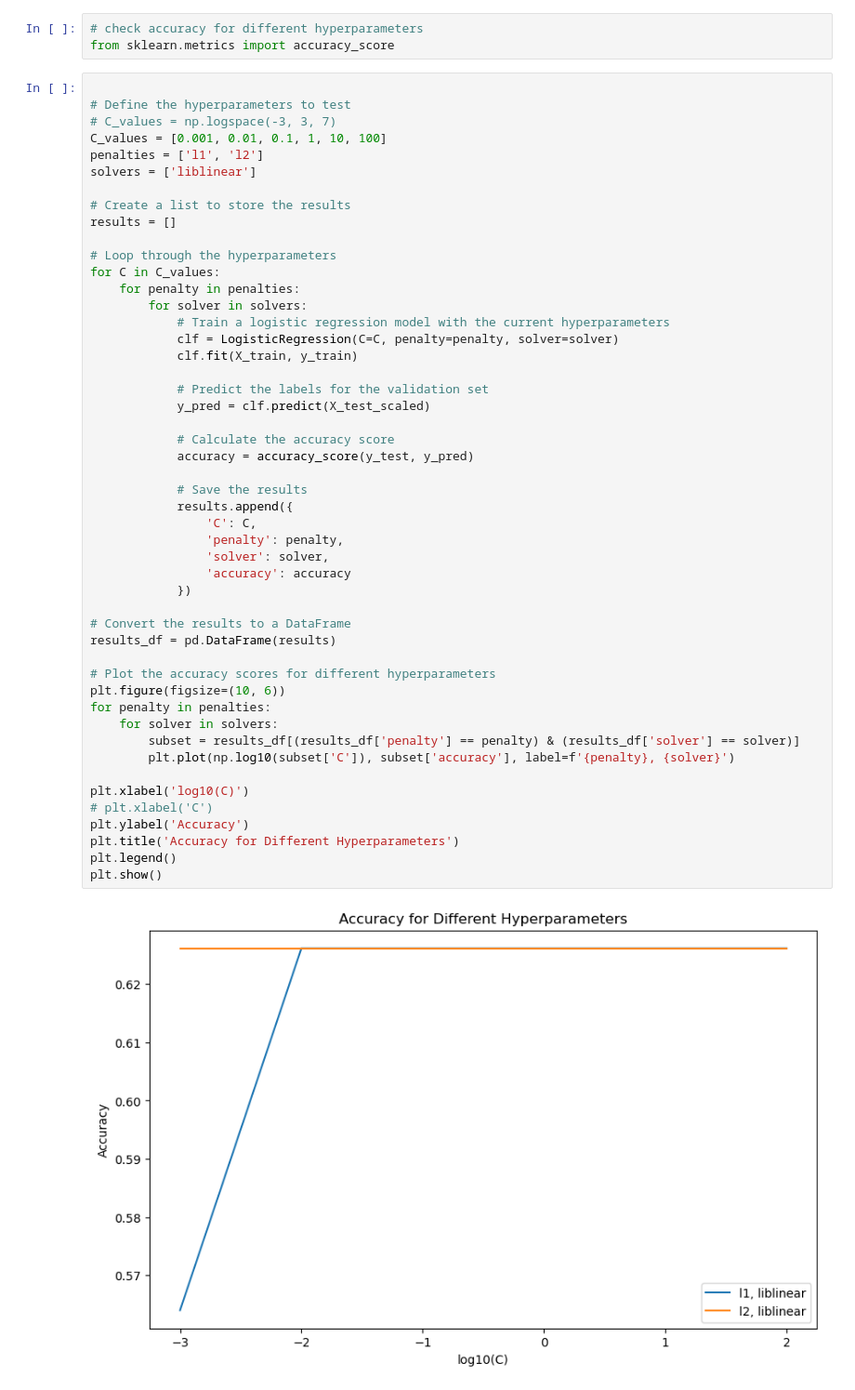
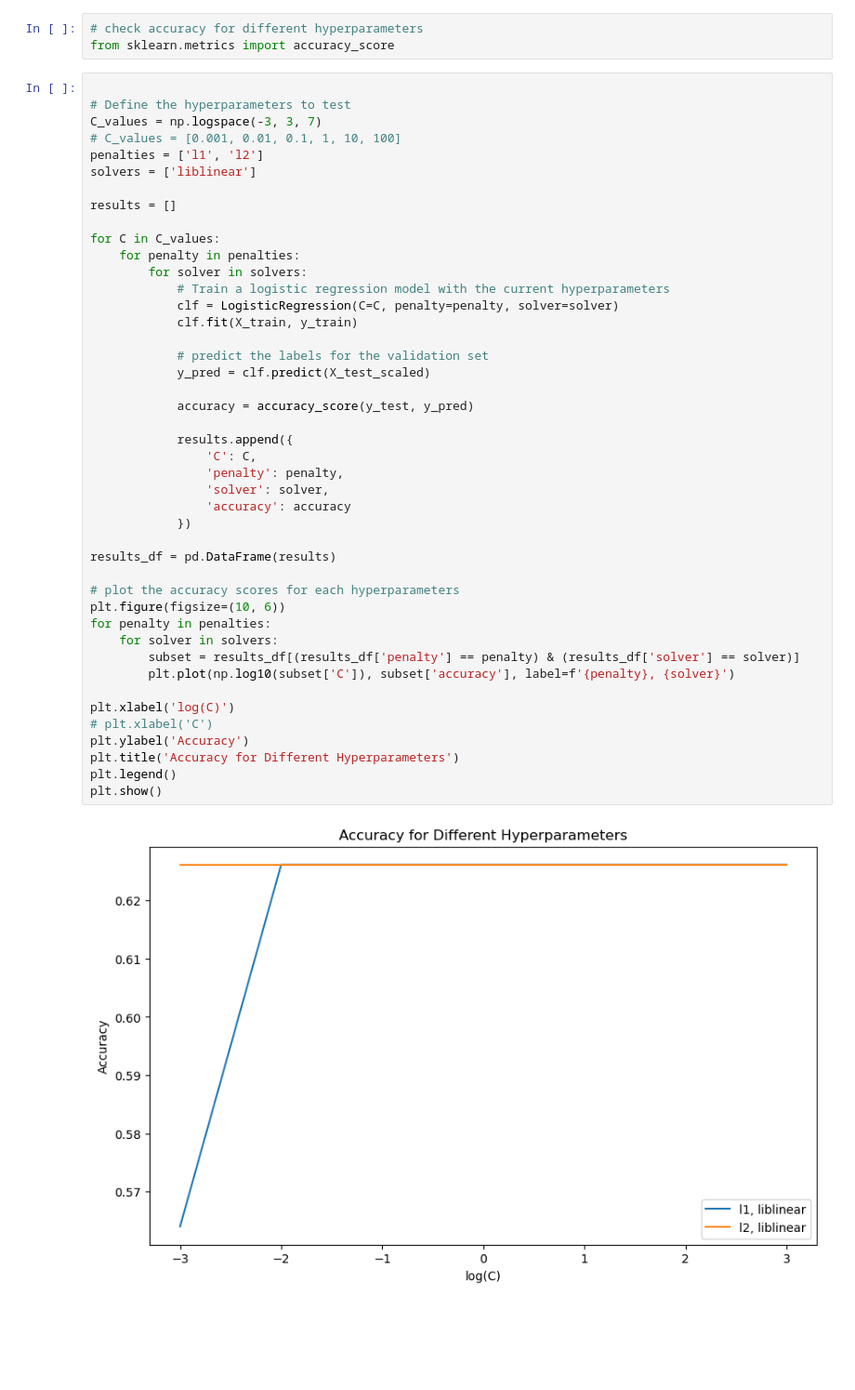
Before and after one commit to JananiSudeeptha/Stroke-Prediction, a Jupyter notebook: logistic-regr.ipynb, the cells around one changed output. Shown at 93% size. Cells and saved outputs as stored; diff of their text form; blank space fills up the shorter version.

```diff
--- a/logistic-regr.ipynb
+++ b/logistic-regr.ipynb
@@ -97,51 +97,46 @@ from sklearn.metrics import accuracy_score
 # %%
 
 # Define the hyperparameters to test
-# C_values = np.logspace(-3, 3, 7)
-C_values = [0.001, 0.01, 0.1, 1, 10, 100]
+C_values = np.logspace(-3, 3, 7)
+# C_values = [0.001, 0.01, 0.1, 1, 10, 100]
 penalties = ['l1', 'l2']
 solvers = ['liblinear']
 
-# Create a list to store the results
 results = []
 
-# Loop through the hyperparameters
 for C in C_values:
     for penalty in penalties:
         for solver in solvers:
             # Train a logistic regression model with the current hyperparameters
             clf = LogisticRegression(C=C, penalty=penalty, solver=solver)
             clf.fit(X_train, y_train)
 
-            # Predict the labels for the validation set
+            # predict the labels for the validation set
             y_pred = clf.predict(X_test_scaled)
 
-            # Calculate the accuracy score
             accuracy = accuracy_score(y_test, y_pred)
 
-            # Save the results
             results.append({
                 'C': C,
                 'penalty': penalty,
                 'solver': solver,
                 'accuracy': accuracy
             })
 
-# Convert the results to a DataFrame
 results_df = pd.DataFrame(results)
 
-# Plot the accuracy scores for different hyperparameters
+# plot the accuracy scores for each hyperparameters
 plt.figure(figsize=(10, 6))
 for penalty in penalties:
     for solver in solvers:
         subset = results_df[(results_df['penalty'] == penalty) & (results_df['solver'] == solver)]
         plt.plot(np.log10(subset['C']), subset['accuracy'], label=f'{penalty}, {solver}')
 
-plt.xlabel('log10(C)')
+plt.xlabel('log(C)')
 # plt.xlabel('C')
 plt.ylabel('Accuracy')
 plt.title('Accuracy for Different Hyperparameters')
 plt.legend()
 plt.show()
 # %% [output]
-[figure, old version]
+[figure, new version]
```
